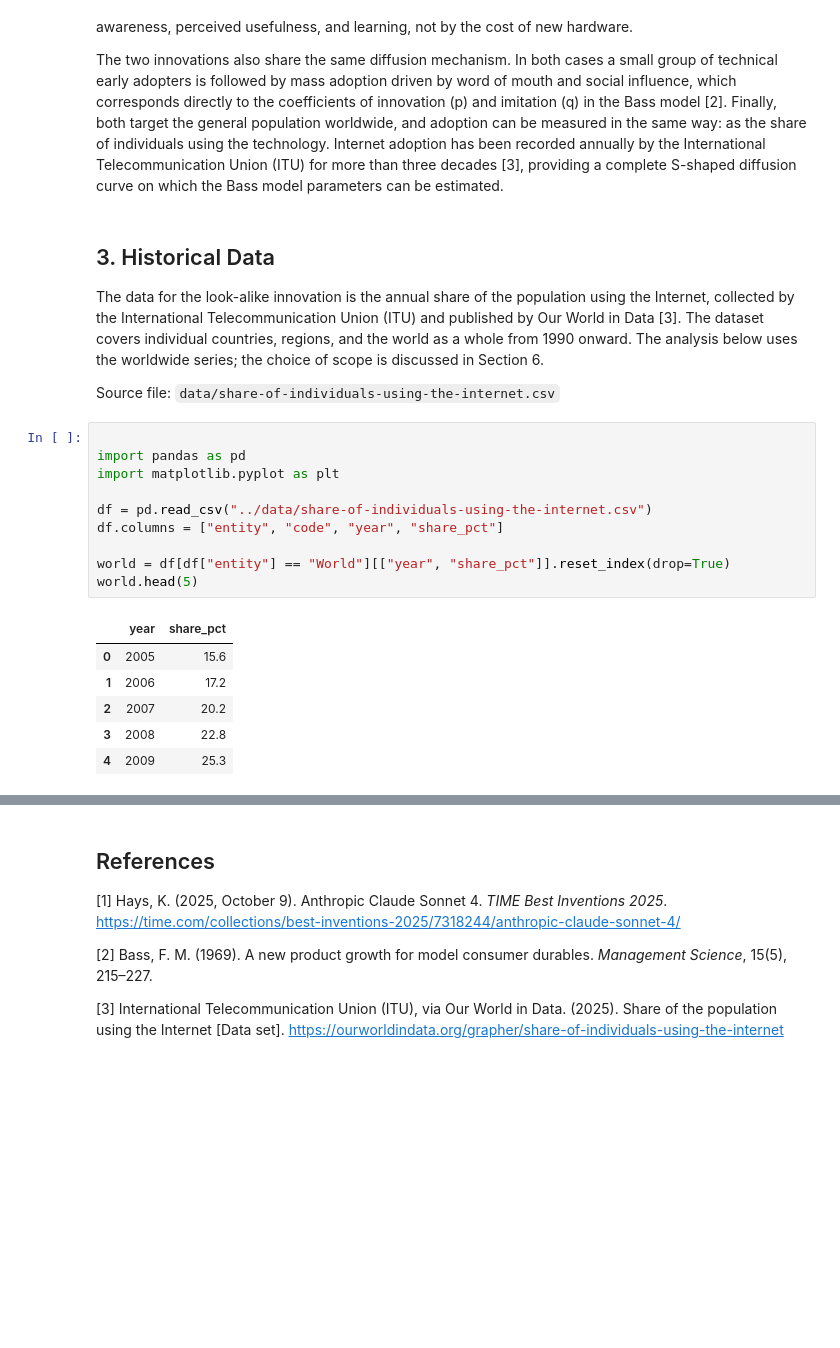
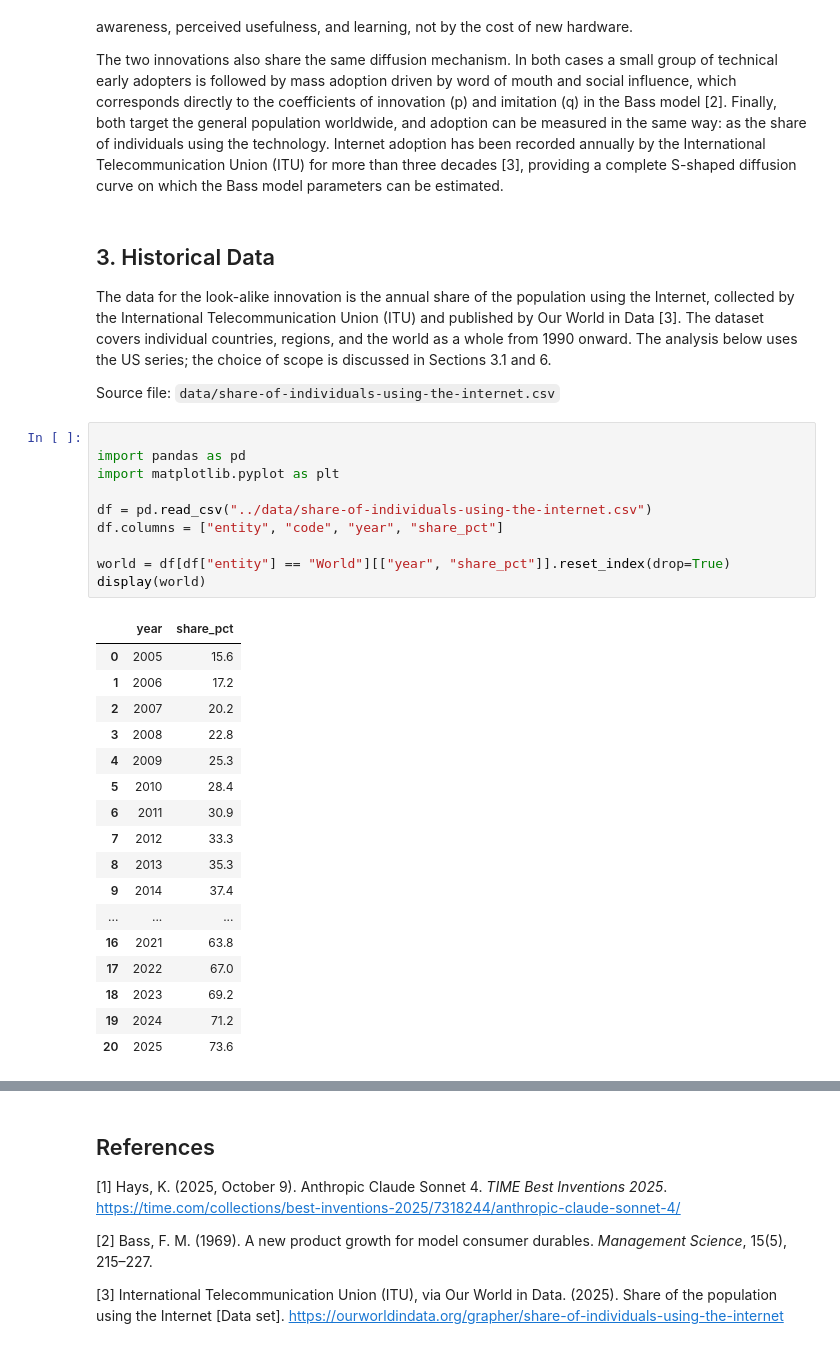
Before and after one commit to AraksyaG/bass-model-claude-sonnet-4, a Jupyter notebook: report/report.ipynb, the cells around one changed output, grey strips where cells are left out. Saved outputs shown, nothing was run; the diff lists cells and outputs as text; blank space fills up the shorter version.

```diff
--- a/report/report.ipynb
+++ b/report/report.ipynb
@@ -38,26 +38,37 @@ The data for the look-alike innovation is the annual share of the population usi
 the Internet, collected by the International Telecommunication Union (ITU) and
 published by Our World in Data [3]. The dataset covers individual countries,
 regions, and the world as a whole from 1990 onward. The analysis below uses the
-worldwide series; the choice of scope is discussed in Section 6.
+US series; the choice of scope is discussed in Sections 3.1 and 6.
 
 Source file: `data/share-of-individuals-using-the-internet.csv`
 # %%
 
 import pandas as pd
 import matplotlib.pyplot as plt
 
 df = pd.read_csv("../data/share-of-individuals-using-the-internet.csv")
 df.columns = ["entity", "code", "year", "share_pct"]
 
 world = df[df["entity"] == "World"][["year", "share_pct"]].reset_index(drop=True)
-world.head(5)
+display(world)
 # %% [output]
 |  | year | share_pct |
 | 0 | 2005 | 15.6 |
 | 1 | 2006 | 17.2 |
 | 2 | 2007 | 20.2 |
 | 3 | 2008 | 22.8 |
 | 4 | 2009 | 25.3 |
+| 5 | 2010 | 28.4 |
+| 6 | 2011 | 30.9 |
+| 7 | 2012 | 33.3 |
+| 8 | 2013 | 35.3 |
+| 9 | 2014 | 37.4 |
+| ... | ... | ... |
+| 16 | 2021 | 63.8 |
+| 17 | 2022 | 67.0 |
+| 18 | 2023 | 69.2 |
+| 19 | 2024 | 71.2 |
+| 20 | 2025 | 73.6 |
 # %%
 fig, ax = plt.subplots(figsize=(9, 5))
 ax.plot(world["year"], world["share_pct"], marker="o", color="tab:blue")
```
Also changed, not shown: parts of 5 cells of this notebook, 1 other file.
